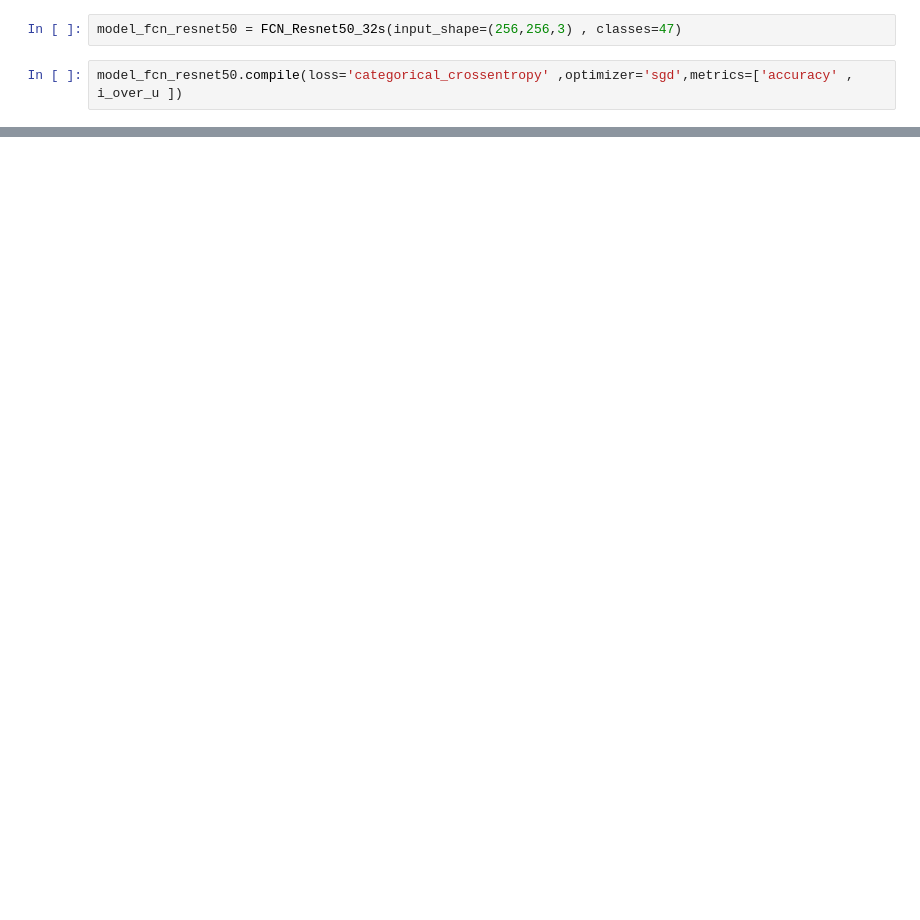
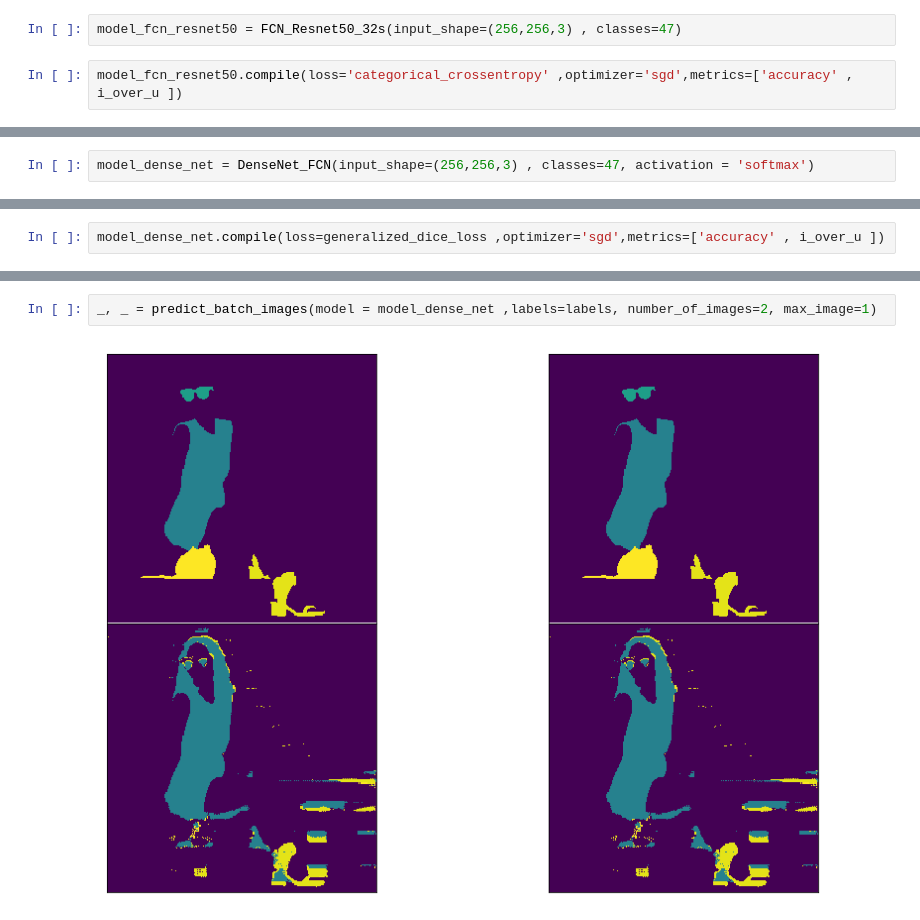
Before and after one commit to hasslercastro/fashion, a Jupyter notebook: Model.ipynb, the cells around one changed output, grey strips where cells are left out. Drawn from its saved outputs; the diff is of its cells as text; blank space fills up the shorter version.

```diff
--- a/Model.ipynb
+++ b/Model.ipynb
@@ -313,0 +282,2 @@ _, _ = predict_batch_images(model = atrous_resnet50_model ,labels=labels, number
+# %%
+model_dense_net = DenseNet_FCN(input_shape=(256,256,3) , classes=47, activation = 'softmax')
@@ -313,0 +288,2 @@ _, _ = predict_batch_images(model = atrous_resnet50_model ,labels=labels, number
+# %%
+model_dense_net.compile(loss=generalized_dice_loss ,optimizer='sgd',metrics=['accuracy' , i_over_u ])
@@ -313,0 +303,4 @@ _, _ = predict_batch_images(model = atrous_resnet50_model ,labels=labels, number
+# %%
+_, _ = predict_batch_images(model = model_dense_net ,labels=labels, number_of_images=2, max_image=1)
+# %% [output]
+[figure, added]
```
Also changed, not shown: parts of 36 cells of this notebook.
